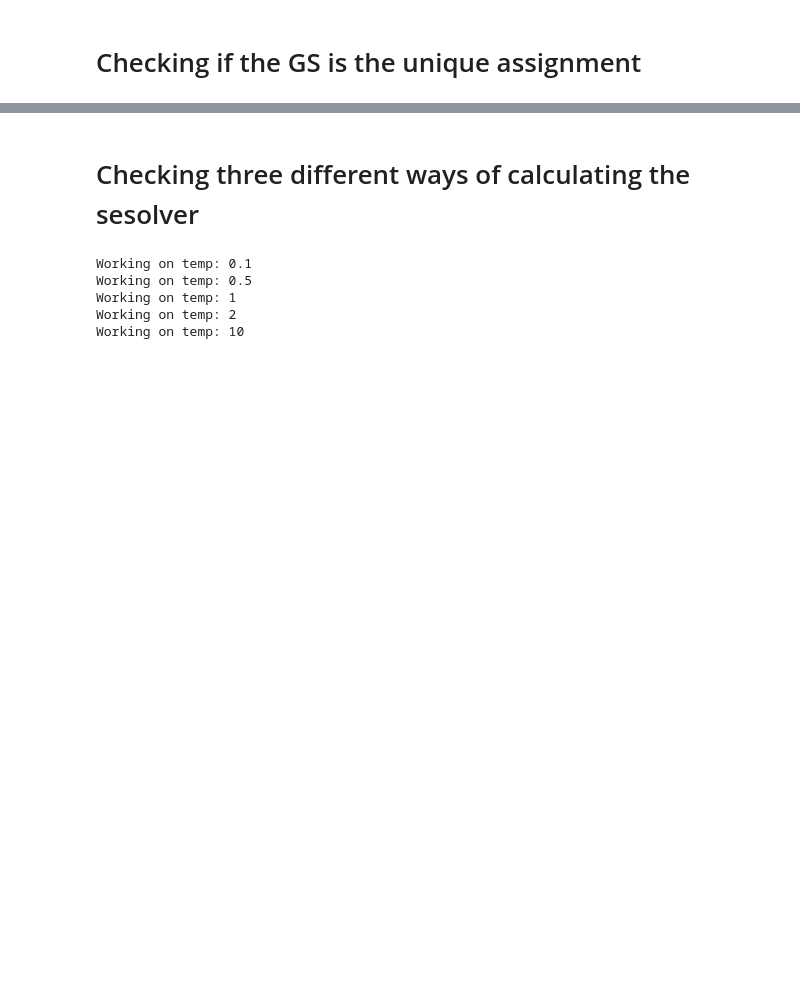
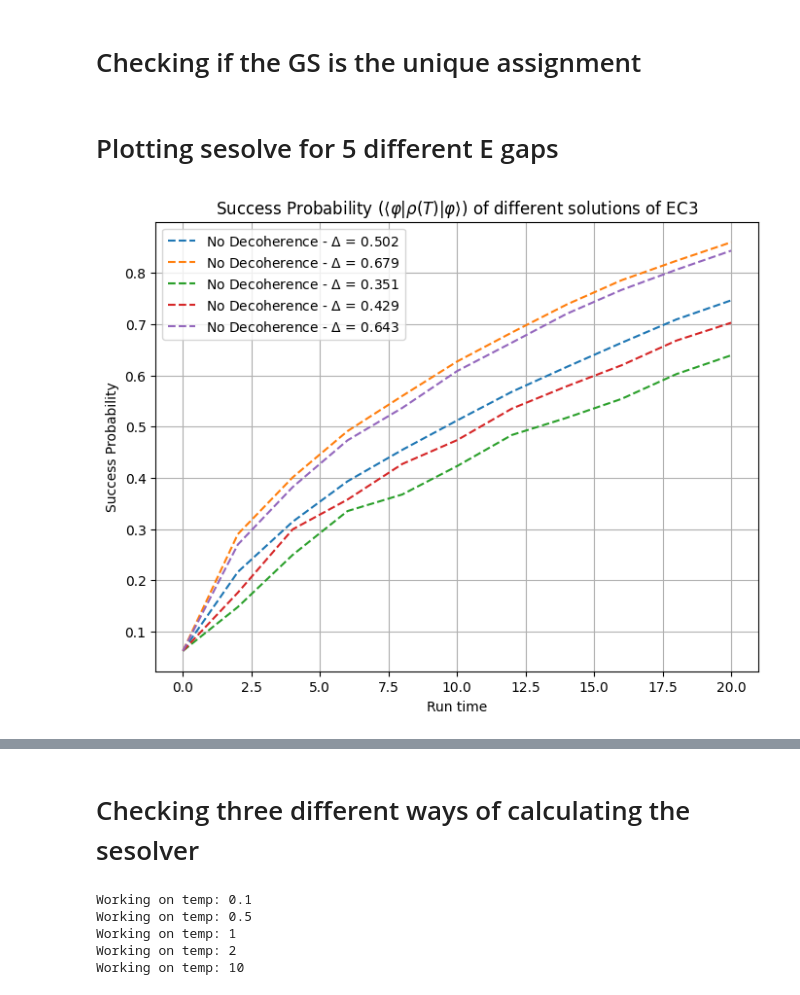
Before and after one commit to chenscheimq/QEC, a Jupyter notebook: EC3/EC3_q.ipynb, the cells around one changed output, grey strips where cells are left out. Cells and saved outputs as stored; diff of their text form; code cells hidden in the pictures; blank space fills up the shorter version.

Commit message:
Updating - 4qubit - after

```diff
--- a/EC3/EC3_q.ipynb
+++ b/EC3/EC3_q.ipynb
@@ -304,6 +307,70 @@ def rho_P(T):
     Z = np.sum([np.exp(-ev / T) for ev in eigenvalues])
     # Thermal density matrix
     return sum([np.exp(-eigenvalues[i] / T) * eigenstates[i] * eigenstates[i].dag() for i in range(len(eigenstates))]) / Z
+# %% [markdown]
+# Plotting sesolve for 5 different E gaps
+# %%
+E_gaps = []
+s_values = np.linspace(0, 1, 100)
+
+t_fs = np.linspace(0, 20, 11)
+tf_iters = 100
+
+w = lambda t, args: 1 - (t / int(np.max(times)))
+f = lambda t, args: (t / int(np.max(times)))
+
+rho0 = initial_gs * initial_gs.dag()
+
+plt.figure(figsize=(8, 6))
+
+while len(E_gaps) <= 4:
+    clauses, satisfying_assignment = generate_ec3_instance(n_qubits)
+
+    Hb = H_B(clauses)
+    Hp = H_P(clauses)
+
+    energy_diff = None
+    for s in s_values:
+        H = H_t(s, Hp, Hb)
+        energies = H.eigenenergies()
+
+        eg_inst = energies[1] - energies[0]
+        if not energy_diff:
+            energy_diff = eg_inst
+        if energy_diff > eg_inst:
+            energy_diff = eg_inst
+
+    energy_diff = round(energy_diff,3)
+    if energy_diff not in E_gaps:
+        E_gaps.append(energy_diff)
+
+        eigenvalues_final, eigenstates_final = Hp.eigenstates()
+        final_gs = eigenstates_final[0]
+
+        H_obj = [[Hb, w], [Hp, f]]
+        exps_se = []
+        for ind, tf in enumerate(t_fs[1:]):
+            times = np.linspace(0, tf, tf_iters)
+            results = sesolve(H_obj, initial_gs, times)
+
+            states = results.states
+            if ind == 0:
+                exps_se.append(expect(ket2dm(states[0]), final_gs))
+            exps_se.append(expect(ket2dm(states[-1]), final_gs))
+
+        plt.plot(t_fs, exps_se, '--', label=r"No Decoherence - $\Delta$ = " + str(energy_diff), linewidth=1.5)
+
+
+# Plot formatting
+plt.xlabel('Run time')
+plt.ylabel('Success Probability')
+plt.title('Success Probability (' + r"$\langle \varphi | \rho(T) | \varphi \rangle$"
+          + ') of different solutions of EC3')
+plt.legend()
+plt.grid(True)
+plt.show()
+# %% [output]
+[figure, added]
 # %%
 times = np.linspace(0, 20, 11)
 s_values = times / max(times)
```
Also changed, not shown: parts of 6 cells of this notebook.
